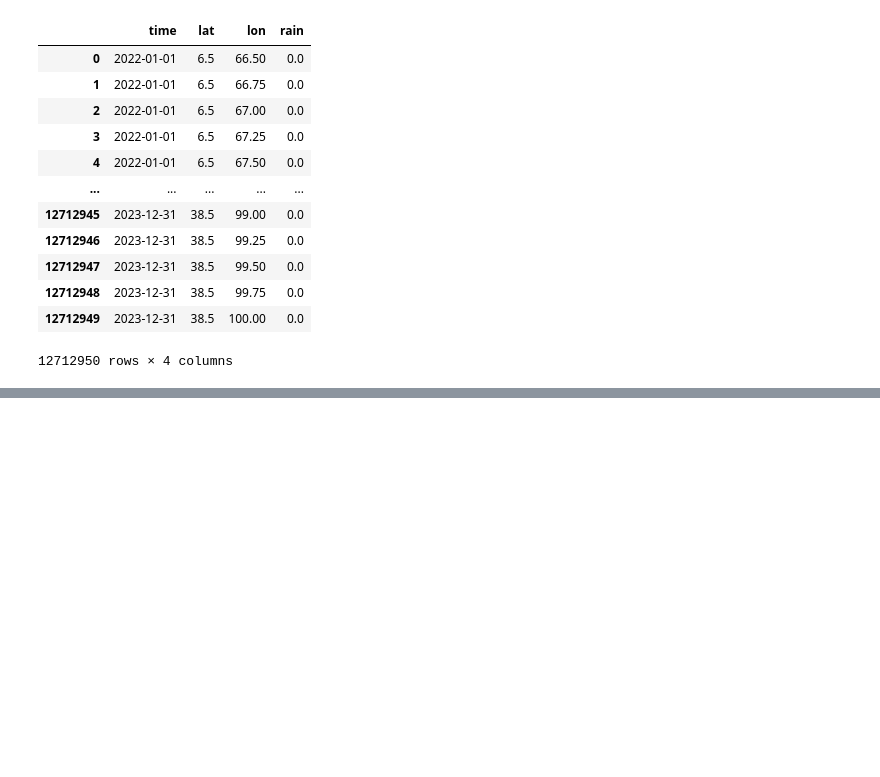
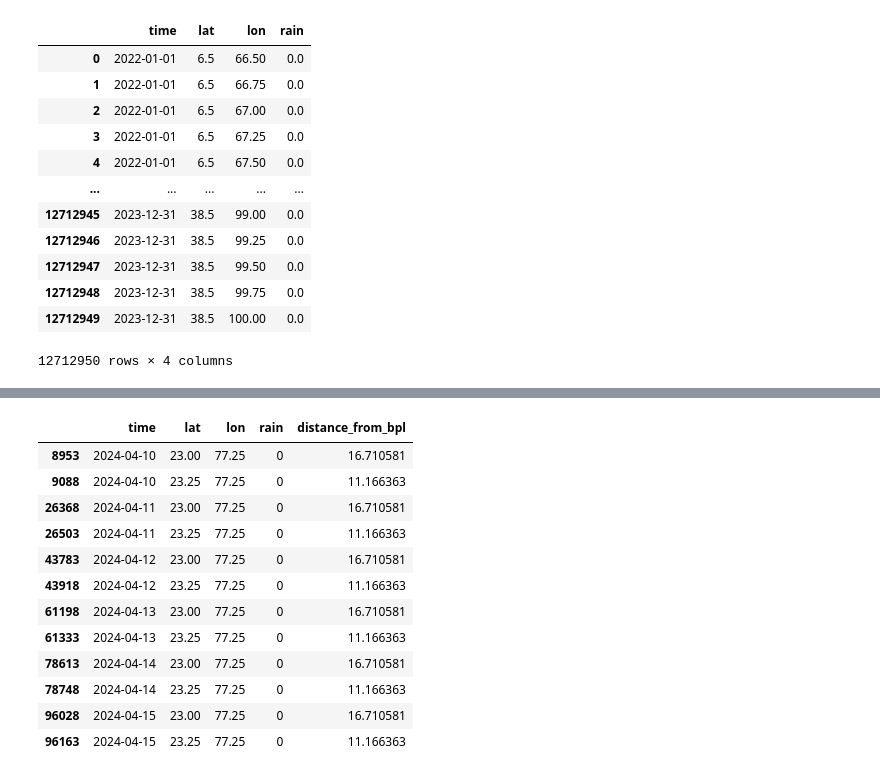
Before and after one commit to Rishit605/MetP, a Jupyter notebook: MET.ipynb, the cells around one changed output, grey strips where cells are left out. Saved outputs shown, nothing was run; the diff lists cells and outputs as text; code cells hidden in the pictures; blank space fills up the shorter version.

```diff
--- a/MET.ipynb
+++ b/MET.ipynb
@@ -258,0 +452,3 @@ KeyError: 'lat'
+# %%
+rt_df = ds2.to_dataframe()
+rt_df
@@ -258,0 +470,4 @@ KeyError: 'lat'
+# %%
+import numpy as np
+
+rt_df['rain'] = rt_df['rain'].map({np.nan: 0})
@@ -258,0 +491,2 @@ KeyError: 'lat'
+# %%
+rt_df = rt_df.reset_index()
@@ -258,0 +515,5 @@ KeyError: 'lat'
+# %%
+from helpers import distance
+
+x
+rt_df['distance_from_bpl'] = rt_df.apply(lambda row: distance(row['lat'], 23.15, row['lon'], 77.24), axis=1)
@@ -258,0 +553,17 @@ KeyError: 'lat'
+# %%
+filt_bpl_df = rt_df.loc[rt_df['distance_from_bpl'] < 20]
+filt_bpl_df
+# %% [output]
+|  | time | lat | lon | rain | distance_from_bpl |
+| 8953 | 2024-04-10 | 23.00 | 77.25 | 0 | 16.710581 |
+| 9088 | 2024-04-10 | 23.25 | 77.25 | 0 | 11.166363 |
+| 26368 | 2024-04-11 | 23.00 | 77.25 | 0 | 16.710581 |
+| 26503 | 2024-04-11 | 23.25 | 77.25 | 0 | 11.166363 |
+| 43783 | 2024-04-12 | 23.00 | 77.25 | 0 | 16.710581 |
+| 43918 | 2024-04-12 | 23.25 | 77.25 | 0 | 11.166363 |
+| 61198 | 2024-04-13 | 23.00 | 77.25 | 0 | 16.710581 |
+| 61333 | 2024-04-13 | 23.25 | 77.25 | 0 | 11.166363 |
+| 78613 | 2024-04-14 | 23.00 | 77.25 | 0 | 16.710581 |
+| 78748 | 2024-04-14 | 23.25 | 77.25 | 0 | 11.166363 |
+| 96028 | 2024-04-15 | 23.00 | 77.25 | 0 | 16.710581 |
+| 96163 | 2024-04-15 | 23.25 | 77.25 | 0 | 11.166363 |
```
Also changed, not shown: parts of 41 cells of this notebook, 3 other files.
